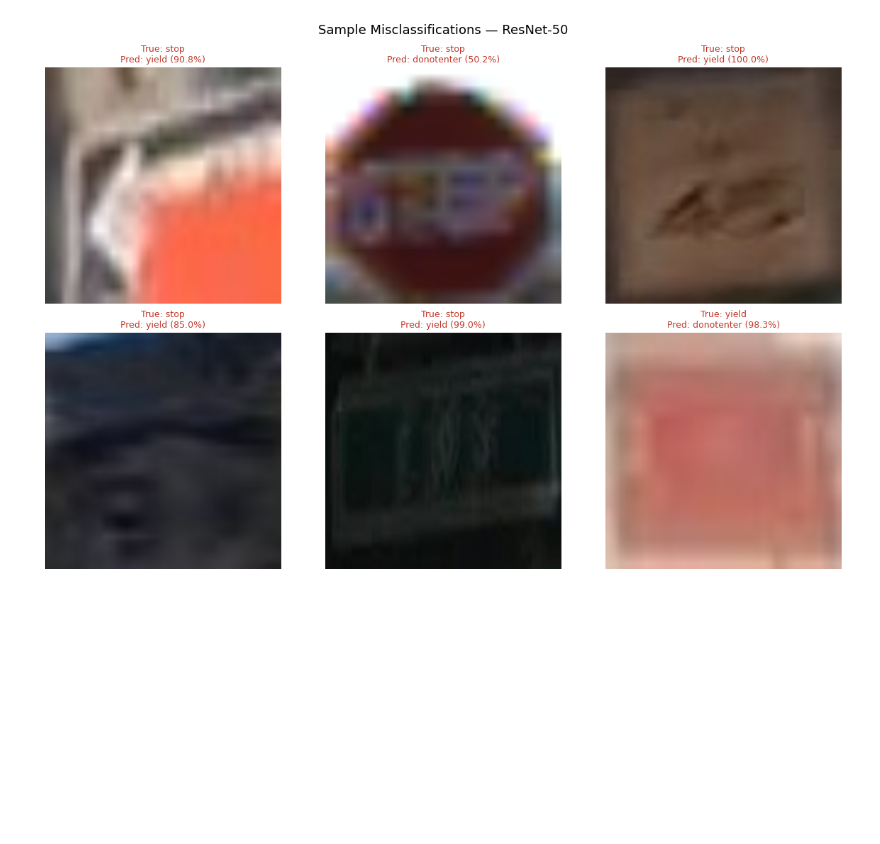
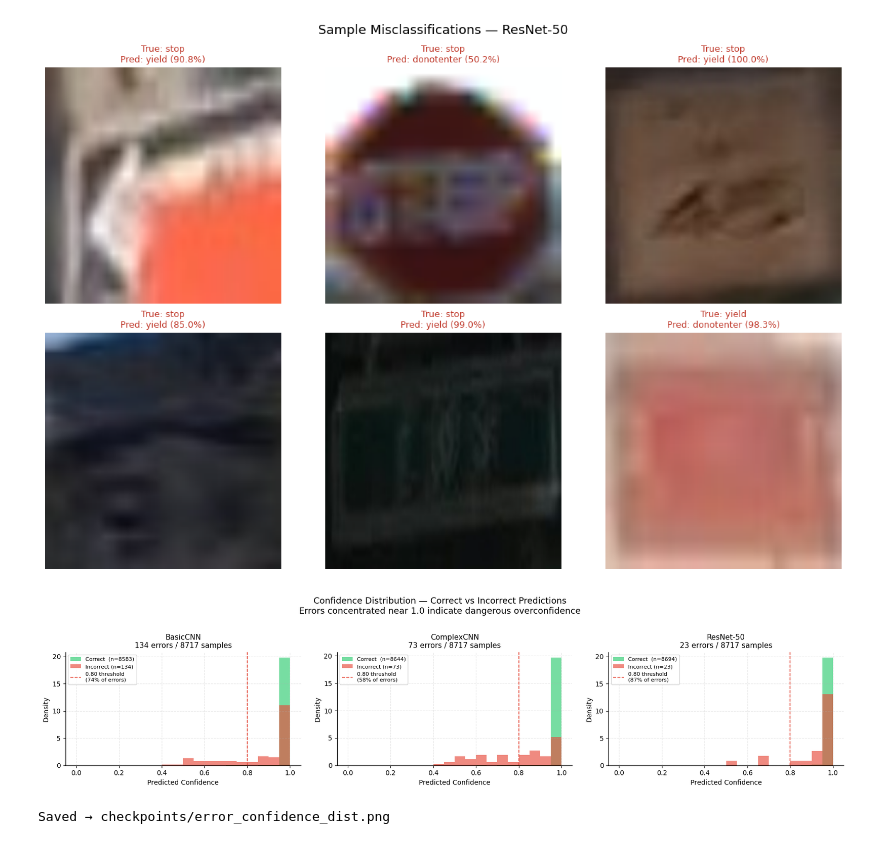
Before and after one commit to ohsono/stats426, a Jupyter notebook: project/notebook/Traffic_Sign_MultiDataset_Experiment(1).ipynb, the cells around one changed output. Saved outputs shown, nothing was run; the diff lists cells and outputs as text; code cells hidden in the pictures; blank space fills up the shorter version.

```diff
--- a/project/notebook/Traffic_Sign_MultiDataset_Experiment(1).ipynb
+++ b/project/notebook/Traffic_Sign_MultiDataset_Experiment(1).ipynb
@@ -1484,3 +1689,44 @@ else:
 # %% [output]
 ResNet-50: 23 errors / 8717 test samples
 [figure]
+# %%
+# ------------------------------------------------------------------
+# Confidence distribution — correct vs incorrect predictions
+# ------------------------------------------------------------------
+fig, axes = plt.subplots(1, 3, figsize=(17, 4), sharey=False)
+
+for ax, (name, res) in zip(axes, results.items()):
+    confs   = res['y_prob'].max(axis=1)
+    correct = (res['y_true'] == res['y_pred'])
+
+    ax.hist(confs[correct],  bins=20, range=(0,1), alpha=0.65,
+            color='#2ECC71', label=f'Correct  (n={correct.sum()})', density=True)
+    ax.hist(confs[~correct], bins=20, range=(0,1), alpha=0.65,
+            color='#E74C3C', label=f'Incorrect (n={(~correct).sum()})', density=True)
+
+    # % of errors that are high-confidence (≥80%)
+    hi_conf_errors = ((~correct) & (confs >= 0.80)).sum()
+    total_errors   = (~correct).sum()
+    pct = hi_conf_errors / max(total_errors, 1) * 100
+
+    ax.axvline(0.80, color='#E74C3C', ls='--', lw=1.2,
+               label=f'0.80 threshold\n({pct:.0f}% of errors)')
+    ax.set_title(f'{name}\n{total_errors} errors / {len(correct)} samples',
+                 fontsize=11)
+    ax.set_xlabel('Predicted Confidence', fontsize=10)
+    ax.set_ylabel('Density', fontsize=10)
+    ax.legend(fontsize=8)
+    ax.grid(alpha=0.3, linestyle='--')
+    ax.spines[['top','right']].set_visible(False)
+
+plt.suptitle('Confidence Distribution — Correct vs Incorrect Predictions\n'
+             'Errors concentrated near 1.0 indicate dangerous overconfidence',
+             fontsize=13, y=1.02)
+plt.tight_layout()
+plt.savefig(PROJECT_ROOT / 'checkpoints' / 'error_confidence_dist.png',
+            dpi=150, bbox_inches='tight')
+plt.show()
+print('Saved → checkpoints/error_confidence_dist.png')
+# %% [output]
+[figure, added]
+Saved → checkpoints/error_confidence_dist.png
```
Also changed, not shown: parts of 6 cells of this notebook.
